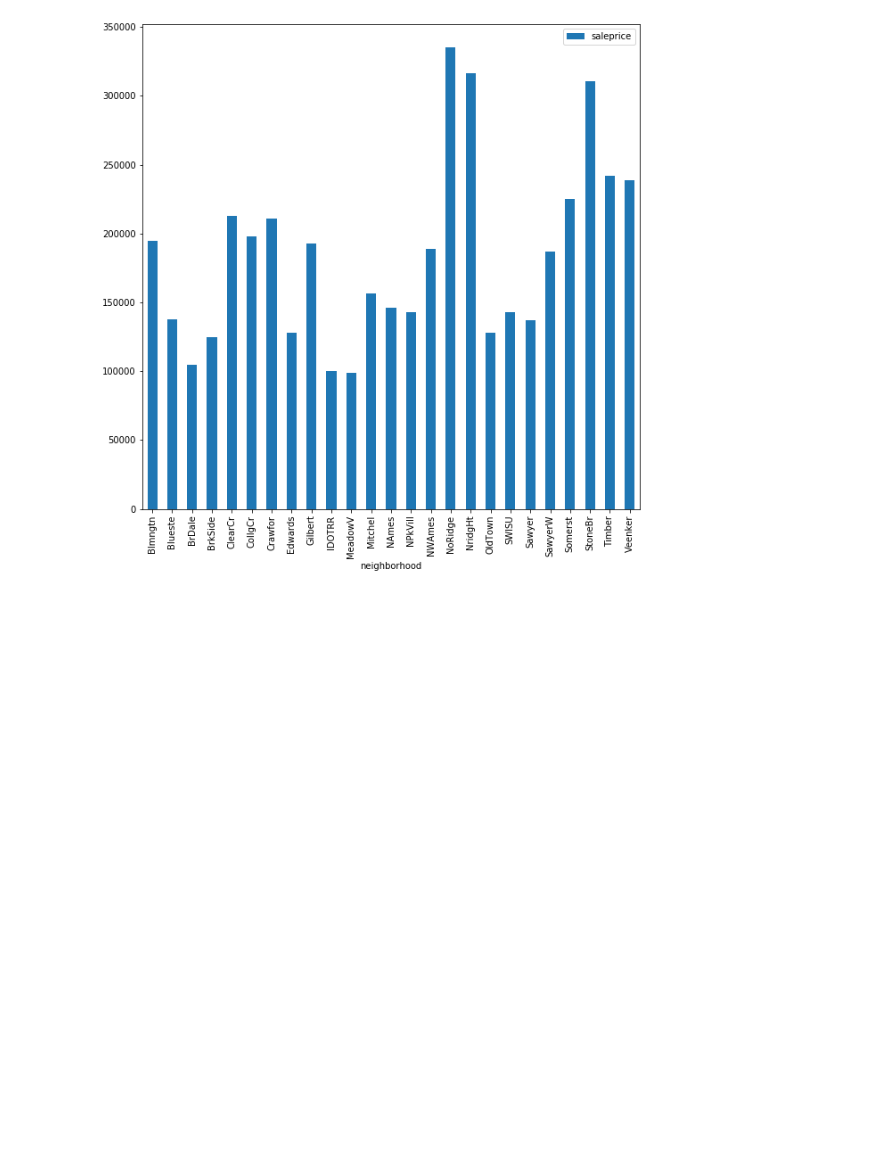
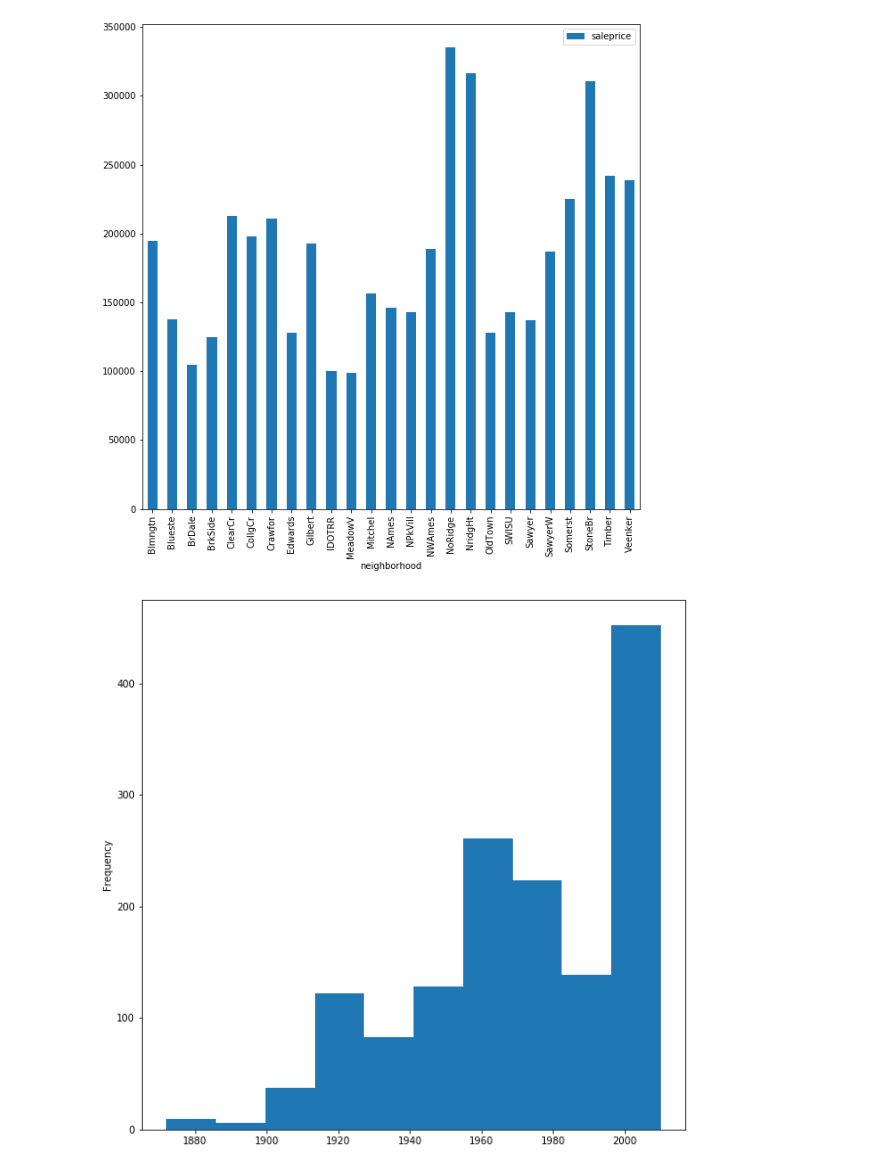
Before and after one commit to lizvqz/HousePrices, a Jupyter notebook: HousePrices.ipynb, the cells around one changed output. Cells and saved outputs as stored; diff of their text form; code cells hidden in the pictures; blank space fills up the shorter version.

Commit message:
feat: Add histogram of the column year built

```diff
--- a/HousePrices.ipynb
+++ b/HousePrices.ipynb
@@ -199,3 +199,7 @@ neighborhood_mean_saleprice
 neighborhood_mean_saleprice.plot(kind='bar', figsize=(10,10));
 # %% [output]
 [figure]
+# %%
+df.yearbuilt.plot(kind='hist', figsize=(10,10));
+# %% [output]
+[figure, added]
```
